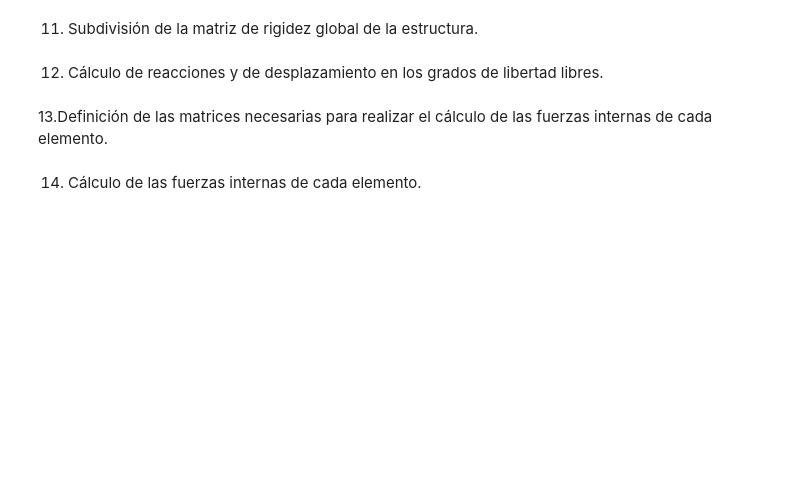
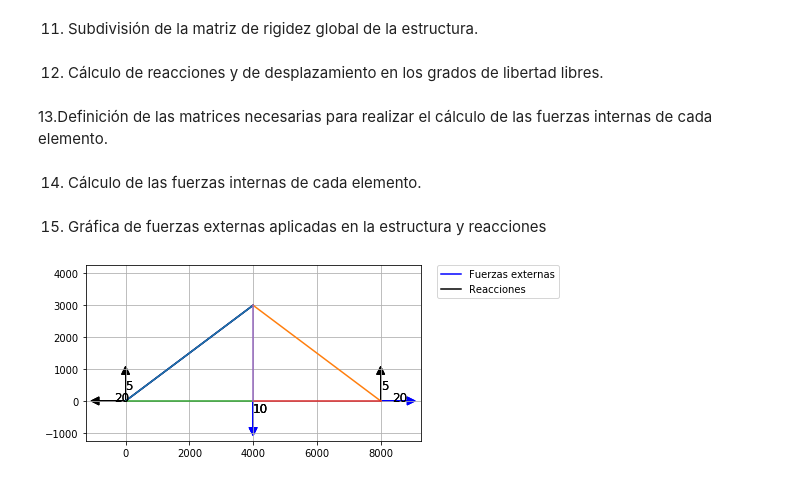
Before and after one commit to afdiaza/Analisis-de-estructuras, a Jupyter notebook: Análisis de cerchas-V2.ipynb, the cells around one changed output. Cells and saved outputs as stored; diff of their text form; code cells hidden in the pictures; blank space fills up the shorter version.

```diff
--- a/Análisis de cerchas-V2.ipynb
+++ b/Análisis de cerchas-V2.ipynb
@@ -229,3 +226,57 @@ for i  in range(NE):
 
 for i in range(NE):
     FELEM[i,0]=-MFL[i,0,0]
+# %% [markdown]
+15. Gráfica de fuerzas externas aplicadas en la estructura y reacciones
+# %%
+plt.plot([MC[0,0],MC[0,2]],[MC[0,1],MC[0,3]],color='blue',label = "Fuerzas externas")
+plt.plot([MC[0,0],MC[0,2]],[MC[0,1],MC[0,3]],color='black', label = "Reacciones")
+
+for i in range (NE):
+    plt.plot([MC[i,0],MC[i,2]],[MC[i,1],MC[i,3]])
+
+for i in range (NGLL):
+    if F0[i,0]!=0:
+        for j in range (NE):
+            if MGL[j,0]==i+1:
+                plt.arrow(MC[j,0],MC[j,1], (np.max(ML)*F0[i,0])/(6*np.abs(F0[i,0])), 0,head_width=np.max(ML)/20, head_length=np.max(ML)/20,color='blue')
+                plt.text(MC[j,0]+(np.max(ML)*F0[i,0])/(14*np.abs(F0[i,0])),MC[j,1],int(np.abs(F0[i,0])),fontsize=12)
+            elif MGL[j,2]==i+1:
+                plt.arrow(MC[j,2],MC[j,3], (np.max(ML)*F0[i,0])/(6*np.abs(F0[i,0])), 0,head_width=np.max(ML)/20, head_length=np.max(ML)/20,color='blue')
+                plt.text(MC[j,2]+(np.max(ML)*F0[i,0])/(14*np.abs(F0[i,0])),MC[j,3],int(np.abs(F0[i,0])),fontsize=12)
+            elif MGL[j,1]==i+1:
+                plt.arrow(MC[j,0],MC[j,1],0, (np.max(ML)*F0[i,0])/(6*np.abs(F0[i,0])),head_width=np.max(ML)/20, head_length=np.max(ML)/20,color='blue')
+                plt.text(MC[j,0],MC[j,1]+(np.max(ML)*F0[i,0])/(14*np.abs(F0[i,0])),int(np.abs(F0[i,0])),fontsize=12)
+            elif MGL[j,3]==i+1:
+                plt.arrow(MC[j,2],MC[j,3], 0,(np.max(ML)*F0[i,0])/(6*np.abs(F0[i,0])),head_width=np.max(ML)/20, head_length=np.max(ML)/20,color='blue')
+                plt.text(MC[j,2],MC[j,3]+(np.max(ML)*F0[i,0])/(14*np.abs(F0[i,0])),int(np.abs(F0[i,0])),fontsize=12)
+
+for i in range (NGLR):
+        for j in range (NE):
+            if MGL[j,0]==i+1+NGLL:
+                plt.arrow(MC[j,0],MC[j,1], (np.max(ML)*F1[i,0])/(6*np.abs(F1[i,0])), 0,head_width=np.max(ML)/20, head_length=np.max(ML)/20,color='black')
+                plt.text(MC[j,0]+(np.max(ML)*F1[i,0])/(14*np.abs(F1[i,0])),MC[j,1],int(np.abs(F1[i,0])),fontsize=12)
+            elif MGL[j,2]==i+1+NGLL:
+                plt.arrow(MC[j,2],MC[j,3], (np.max(ML)*F1[i,0])/(6*np.abs(F1[i,0])), 0,head_width=np.max(ML)/20, head_length=np.max(ML)/20,color='black')
+                plt.text(MC[j,2]+(np.max(ML)*F1[i,0])/(14*np.abs(F1[i,0])),MC[j,3],int(np.abs(F1[i,0])),fontsize=12)
+            elif MGL[j,1]==i+1+NGLL:
+                plt.arrow(MC[j,0],MC[j,1],0, (np.max(ML)*F1[i,0])/(6*np.abs(F1[i,0])),head_width=np.max(ML)/20, head_length=np.max(ML)/20,color='black')
+                plt.text(MC[j,0],MC[j,1]+(np.max(ML)*F1[i,0])/(14*np.abs(F1[i,0])),int(np.abs(F1[i,0])),fontsize=12)
+            elif MGL[j,3]==i+1+NGLL:
+                plt.arrow(MC[j,2],MC[j,3], 0,(np.max(ML)*F1[i,0])/(6*np.abs(F1[i,0])),head_width=np.max(ML)/20, head_length=np.max(ML)/20,color='black')
+                plt.text(MC[j,2],MC[j,3]+(np.max(ML)*F1[i,0])/(14*np.abs(F1[i,0])),int(np.abs(F1[i,0])),fontsize=12)
+
+
+x0=[np.min(MC[:,0]),np.min(MC[:,2])]
+x1=[np.max(MC[:,0]),np.max(MC[:,2])]
+plt.xlim(np.min(x0)-(np.max(ML))/4,np.max(x1)+(np.max(ML))/4)
+y0=[np.min(MC[:,1]),np.min(MC[:,3])]
+y1=[np.max(MC[:,1]),np.max(MC[:,3])]
+plt.ylim(np.min(y0)-(np.max(ML))/4,np.max(y1)+(np.max(ML))/4)
+plt.legend(loc="upper left")
+plt.legend(bbox_to_anchor=(1.05, 1), loc='upper left', borderaxespad=0.)
+plt.gca().set_aspect('equal', adjustable = 'box')
+plt.grid()
+plt.show()
+# %% [output]
+[figure, added]
```
Also changed, not shown: parts of 9 cells of this notebook.
